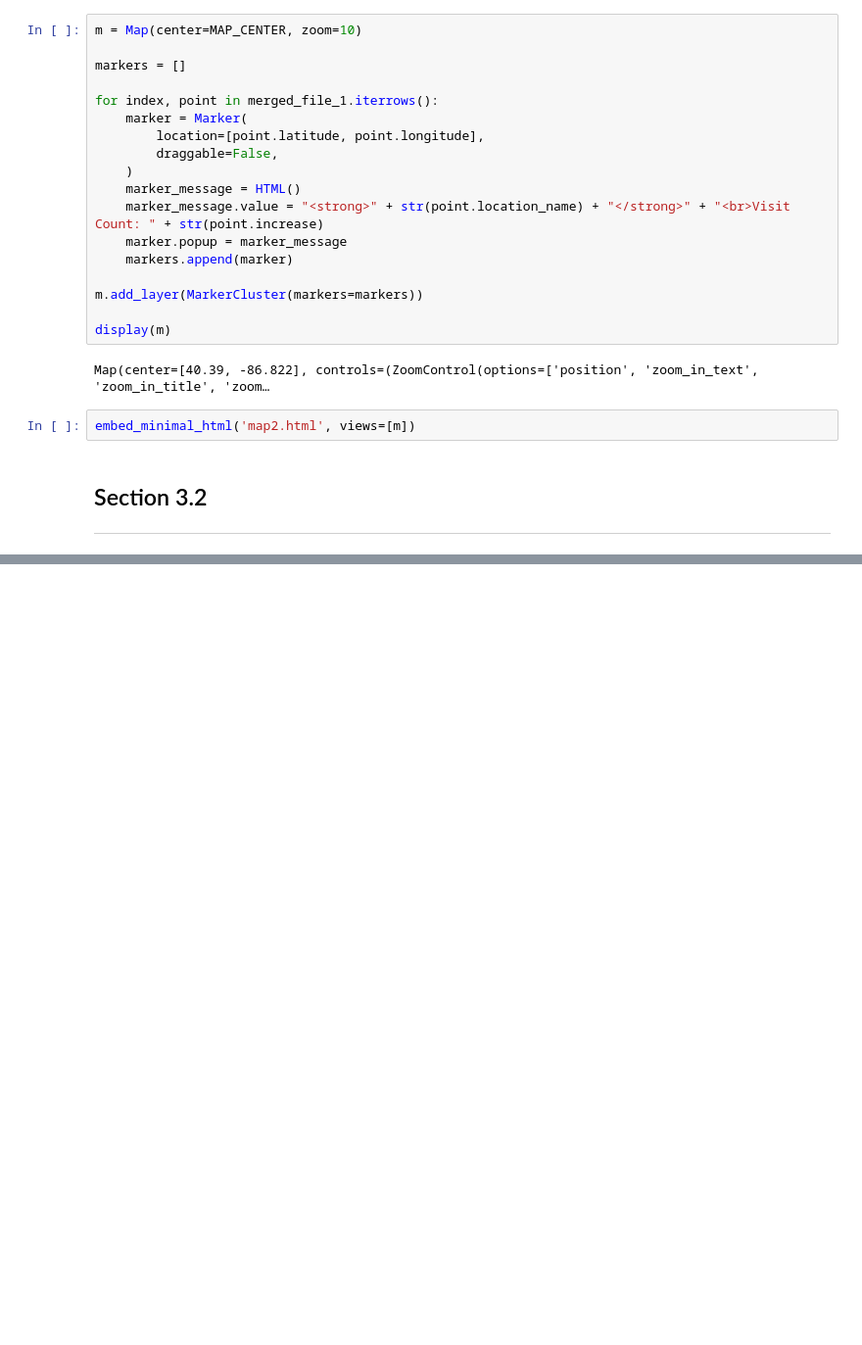
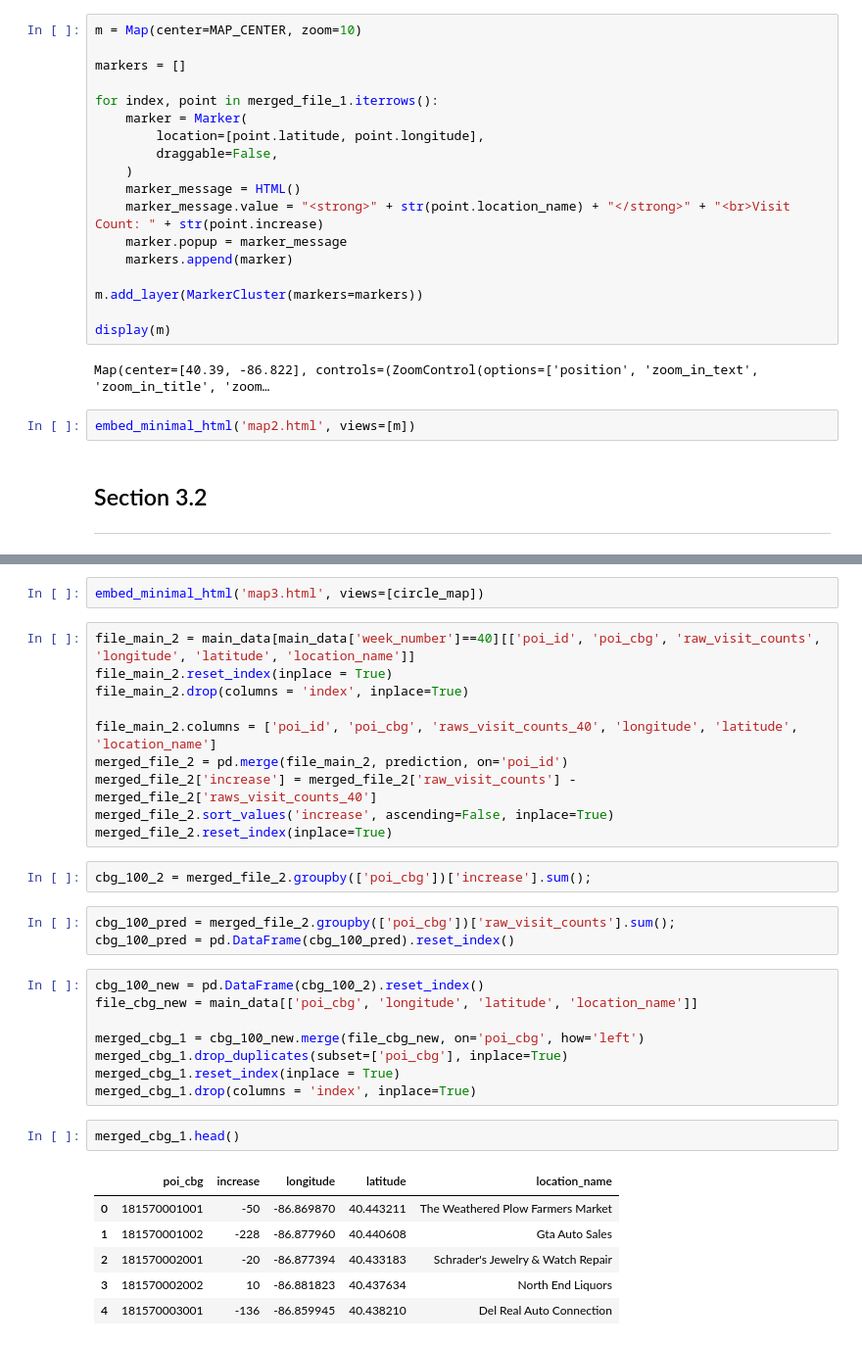
Before and after one commit to ironhacks/showcase-fall-2020, a Jupyter notebook: xC9YYQVbbOMczLOB8CvIxdODyLw1/report.ipynb, the cells around one changed output, grey strips where cells are left out. Shown at 98% size. Drawn from its saved outputs; the diff is of its cells as text; blank space fills up the shorter version.

```diff
--- a/xC9YYQVbbOMczLOB8CvIxdODyLw1/report.ipynb
+++ b/xC9YYQVbbOMczLOB8CvIxdODyLw1/report.ipynb
@@ -198,0 +248,34 @@ Lawal Ogunfowora.
+# %%
+embed_minimal_html('map3.html', views=[circle_map])
+# %%
+file_main_2 = main_data[main_data['week_number']==40][['poi_id', 'poi_cbg', 'raw_visit_counts', 'longitude', 'latitude', 'location_name']]
+file_main_2.reset_index(inplace = True)
+file_main_2.drop(columns = 'index', inplace=True)
+
+file_main_2.columns = ['poi_id', 'poi_cbg', 'raws_visit_counts_40', 'longitude', 'latitude', 'location_name']
+merged_file_2 = pd.merge(file_main_2, prediction, on='poi_id')
+merged_file_2['increase'] = merged_file_2['raw_visit_counts'] - merged_file_2['raws_visit_counts_40']
+merged_file_2.sort_values('increase', ascending=False, inplace=True)
+merged_file_2.reset_index(inplace=True)
+# %%
+cbg_100_2 = merged_file_2.groupby(['poi_cbg'])['increase'].sum();
+# %%
+cbg_100_pred = merged_file_2.groupby(['poi_cbg'])['raw_visit_counts'].sum();
+cbg_100_pred = pd.DataFrame(cbg_100_pred).reset_index()
+# %%
+cbg_100_new = pd.DataFrame(cbg_100_2).reset_index()
+file_cbg_new = main_data[['poi_cbg', 'longitude', 'latitude', 'location_name']]
+
+merged_cbg_1 = cbg_100_new.merge(file_cbg_new, on='poi_cbg', how='left')
+merged_cbg_1.drop_duplicates(subset=['poi_cbg'], inplace=True)
+merged_cbg_1.reset_index(inplace = True)
+merged_cbg_1.drop(columns = 'index', inplace=True)
+# %%
+merged_cbg_1.head()
+# %% [output]
+|  | poi_cbg | increase | longitude | latitude | location_name |
+| 0 | 181570001001 | -50 | -86.869870 | 40.443211 | The Weathered Plow Farmers Market |
+| 1 | 181570001002 | -228 | -86.877960 | 40.440608 | Gta Auto Sales |
+| 2 | 181570002001 | -20 | -86.877394 | 40.433183 | Schrader's Jewelry & Watch Repair |
+| 3 | 181570002002 | 10 | -86.881823 | 40.437634 | North End Liquors |
+| 4 | 181570003001 | -136 | -86.859945 | 40.438210 | Del Real Auto Connection |
```
Also changed, not shown: parts of 25 cells of this notebook, 10 other files.
